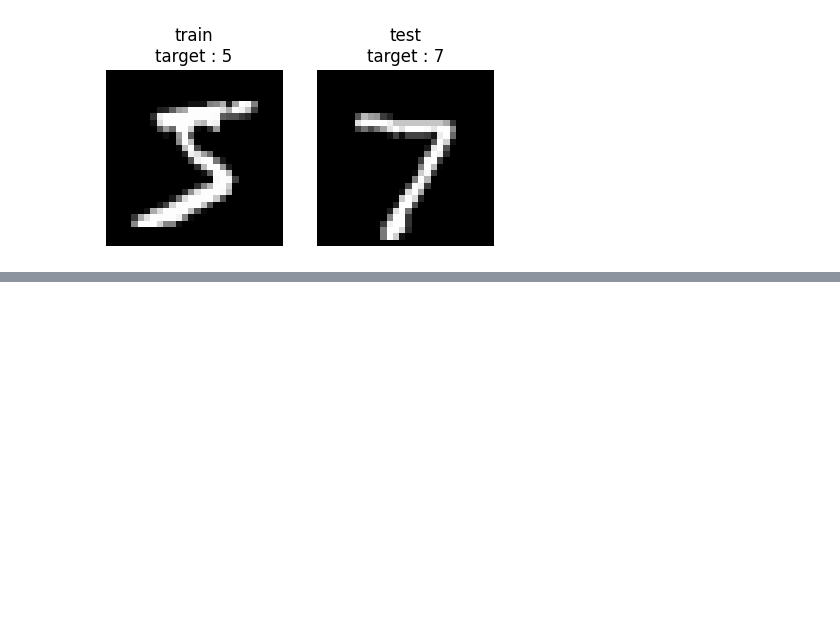
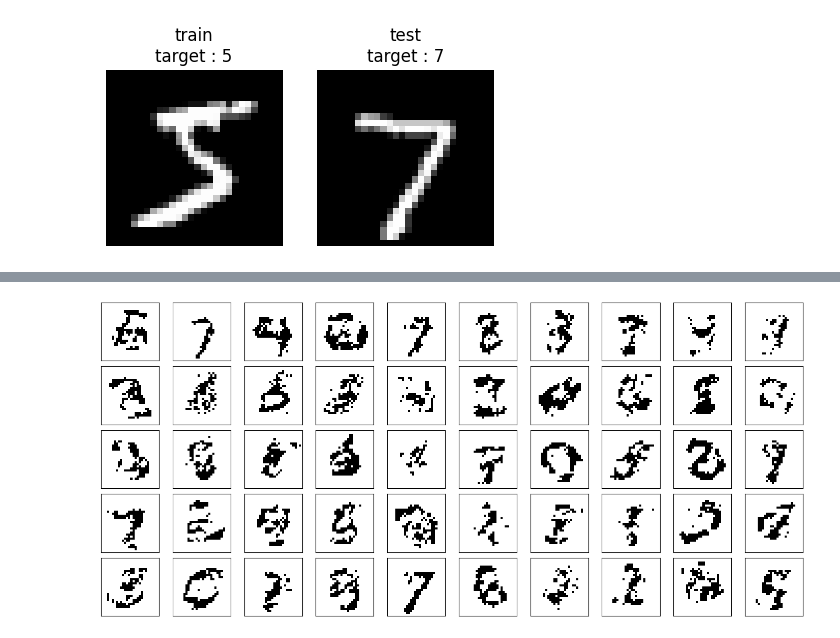
Before and after one commit to tayfununal/PyTorch, a Jupyter notebook: 05_mnist_nice.ipynb, the cells around one changed output, grey strips where cells are left out. Saved outputs shown, nothing was run; the diff lists cells and outputs as text; code cells hidden in the pictures; blank space fills up the shorter version.

```diff
--- a/05_mnist_nice.ipynb
+++ b/05_mnist_nice.ipynb
@@ -251,14 +342,17 @@ fig.show()
 # %%
 test = prior.sample((1797,))
 sonuc = torch.nn.ReLU()(model.f_inv(test))
-
+sonuc[sonuc[:]>=0.5] = 1
+sonuc[sonuc[:]<0.5] = 0
 fig, axs = plt.subplots(5, 10, sharex=True, sharey=True, figsize=(18, 8), subplot_kw={'xticks':[], 'yticks':[]}, gridspec_kw=dict(hspace=0.1, wspace=0.1))
 
 for i in range(0,10):
 
     axs[0, i].imshow((sonuc[i]).detach().numpy().reshape((28,28)), cmap='binary', interpolation='nearest', clim=(0, 0.8))
     axs[1, i].imshow((sonuc[10+i]).detach().numpy().reshape((28,28)), cmap='binary', interpolation='nearest', clim=(0, 0.8))
     axs[2, i].imshow((sonuc[20+i]).detach().numpy().reshape((28,28)), cmap='binary', interpolation='nearest', clim=(0, 0.8))
     axs[3, i].imshow((sonuc[30+i]).detach().numpy().reshape((28,28)), cmap='binary', interpolation='nearest', clim=(0, 0.8))
     axs[4, i].imshow((sonuc[40+i]).detach().numpy().reshape((28,28)), cmap='binary', interpolation='nearest', clim=(0, 0.8))
 fig.show()
+# %% [output]
+[figure, added]
```
Also changed, not shown: parts of 10 cells of this notebook.
